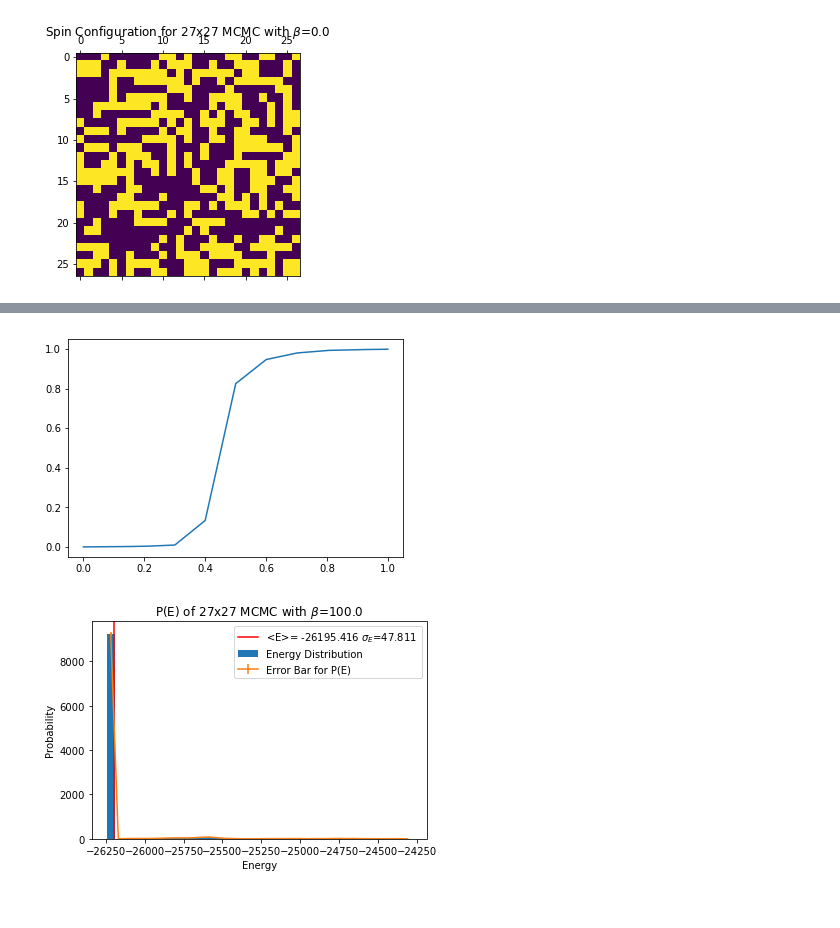
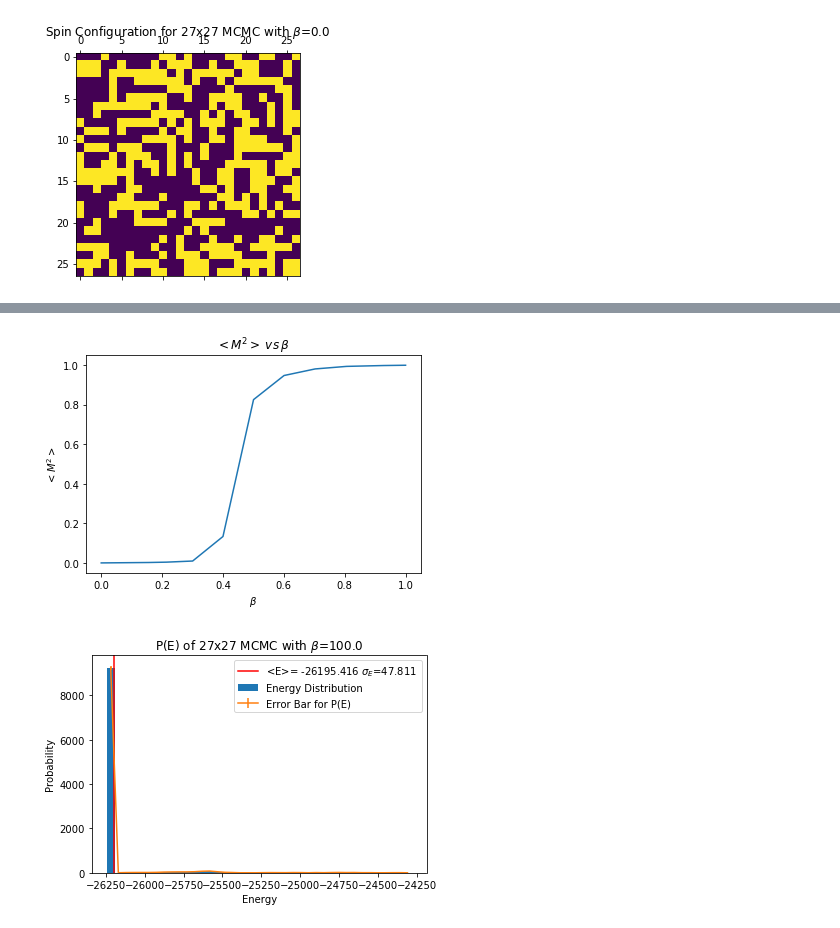
Before and after one commit to YukunJin/Ising-Model-Simulation, a Jupyter notebook: Measure.ipynb, the cells around one changed output, grey strips where cells are left out. Drawn from its saved outputs; the diff is of its cells as text; code cells hidden in the pictures.

```diff
--- a/Measure.ipynb
+++ b/Measure.ipynb
@@ -125,12 +154,15 @@ plt.show()
 # %%
 import scipy.interpolate as Interpolate
 beta_test = np.linspace(0,1,len(M_2))
 M_2_curve = Interpolate.interp1d(beta_test,M_2,kind='linear')
 beta = np.linspace(0,1,10000)
 plt.plot(beta, M_2_curve(beta))
+plt.title(r'$<M^2> \> vs \> \beta$')
+plt.xlabel(r'$\beta$')
+plt.ylabel(r'$<M^2>$')
 plt.show()
 # %% [output]
-[figure, old version]
+[figure, new version]
 # %%
 ###Spin Configuration for Coarse-Graining 81x81 to 27x27 and 9x9
 
```
Also changed, not shown: parts of 9 cells of this notebook, 16 other files.
